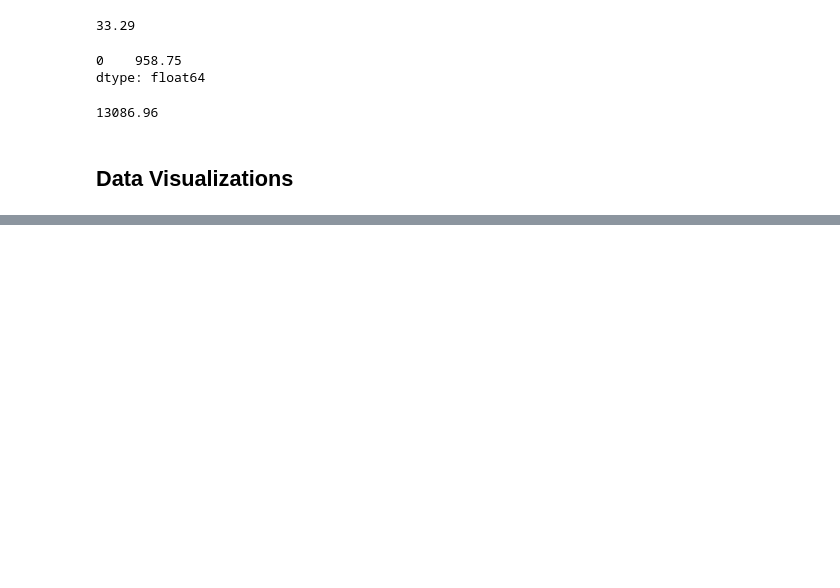
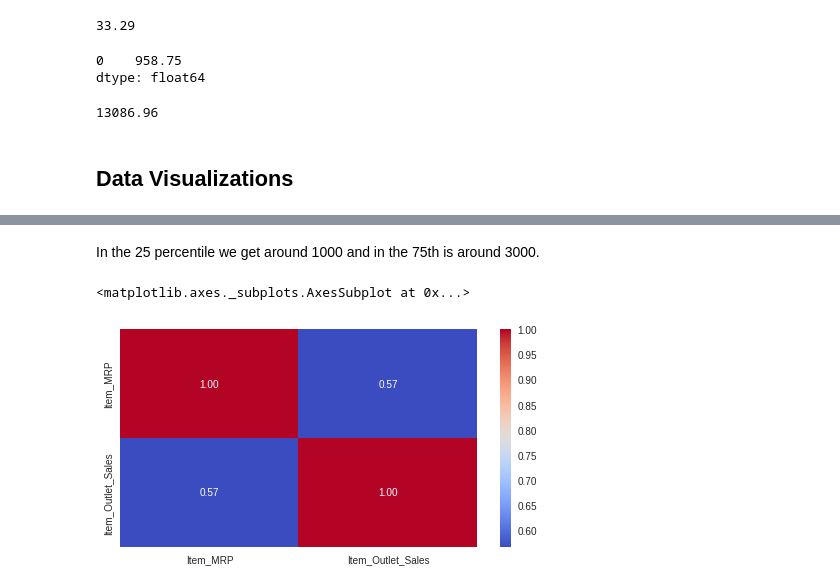
Before and after one commit to CameronBannick/UAP_REPORT, a Jupyter notebook: 05_Sales_Predictions.ipynb, the cells around one changed output, grey strips where cells are left out. Saved outputs shown, nothing was run; the diff lists cells and outputs as text; code cells hidden in the pictures; blank space fills up the shorter version.

```diff
--- a/05_Sales_Predictions.ipynb
+++ b/05_Sales_Predictions.ipynb
@@ -235,0 +203,9 @@ Text(0, 0.5, 'Product Type')
+# %% [markdown]
+In the 25 percentile we get around 1000 and in the 75th is around 3000.
+# %%
+corr = df.corr()
+plt.figure(figsize=(8,4))
+sns.heatmap(corr, cmap='coolwarm', annot=True, fmt='.2f') #I dont know why the whole data isnt being graphed
+# %% [output]
+<matplotlib.axes._subplots.AxesSubplot at 0x...>
+[figure, added]
```
Also changed, not shown: parts of 13 cells of this notebook.
